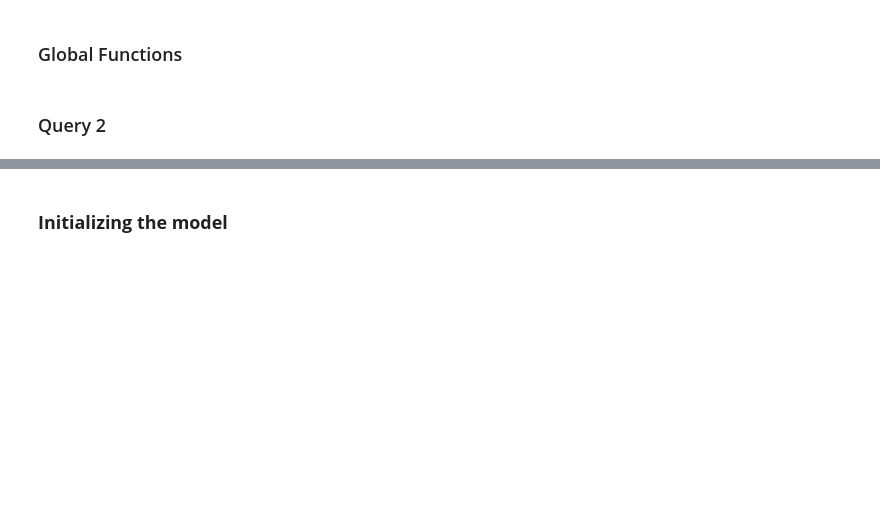
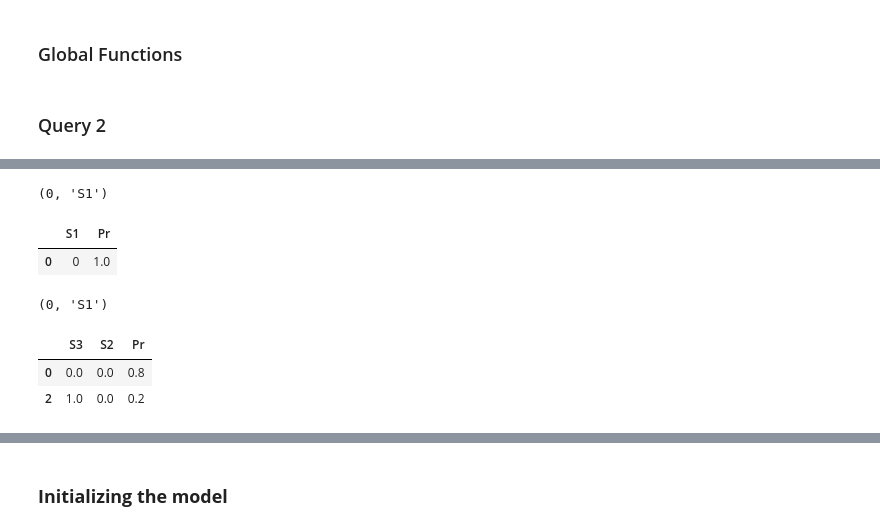
Before and after one commit to armandordorica/MIE1516_A2_Gibbs_sampling, a Jupyter notebook: A2_Gibbs_sampling.ipynb, the cells around one changed output, grey strips where cells are left out. Drawn from its saved outputs; the diff is of its cells as text; code cells hidden in the pictures; blank space fills up the shorter version.

```diff
--- a/A2_Gibbs_sampling.ipynb
+++ b/A2_Gibbs_sampling.ipynb
@@ -1210,0 +1301,20 @@ Initial state is    S1  O1  S2  S3  O3
+# %%
+df = list_of_factors[0].to_truth_table()
+var = infer.order[0]
+value = dict_of_evidences[var]
+value, var
+# %% [output]
+(0, 'S1')
+# %%
+df = df[df['S1']==0]
+df
+# %% [output]
+|  | S1 | Pr |
+| 0 | 0 | 1.0 |
+# %%
+list_of_dfs = cpd_list_to_df_list(infer.model.tabular_cpds.copy())
+var = infer.order[0]
+value = dict_of_evidences[var]
+value, var
+# %% [output]
+(0, 'S1')
@@ -1210,0 +1344,12 @@ Initial state is    S1  O1  S2  S3  O3
+# %%
+var = 'S2'
+value = 0
+# new_dfs_list[0]
+# update(set_df_to_restriction(list_of_dfs[i], var, value))
+new_dfs_list[2] = set_df_to_restriction(list_of_dfs[2], var, value)
+# %%
+new_dfs_list[2]
+# %% [output]
+|  | S3 | S2 | Pr |
+| 0 | 0.0 | 0.0 | 0.8 |
+| 2 | 1.0 | 0.0 | 0.2 |
```
Also changed, not shown: parts of 33 cells of this notebook.
